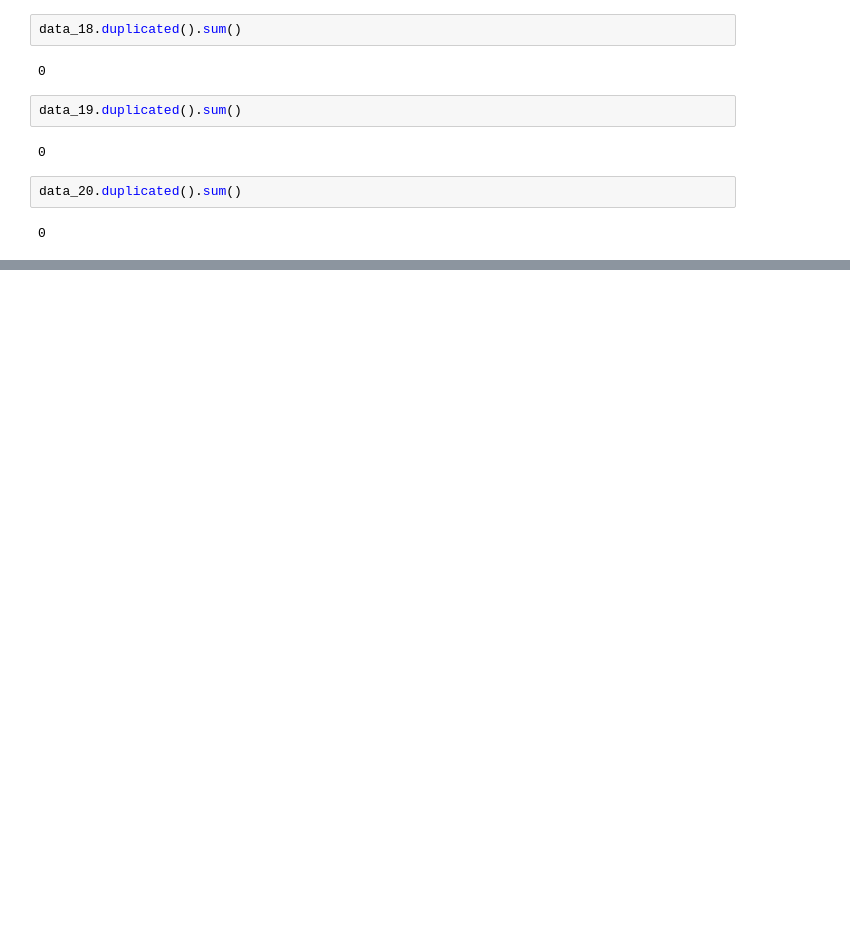
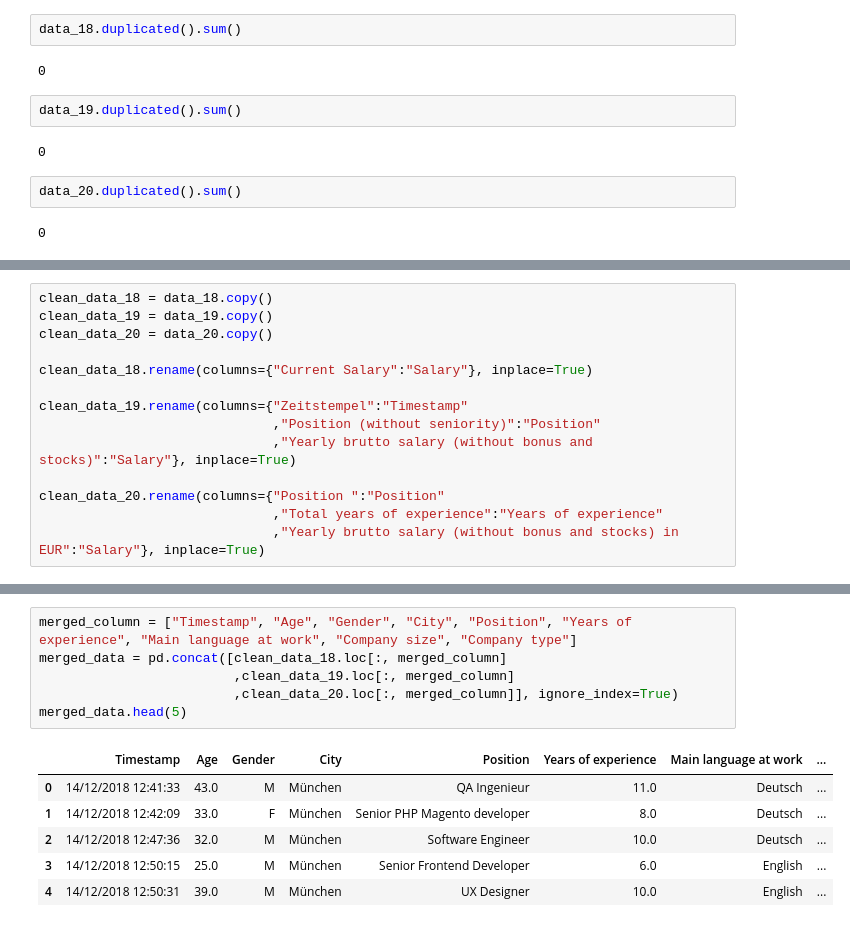
Before and after one commit to Bugi-Sulistiyo/Gigih_Mid-Term, a Jupyter notebook: Script/EDA_preparation.ipynb, the cells around one changed output, grey strips where cells are left out. Saved outputs shown, nothing was run; the diff lists cells and outputs as text; blank space fills up the shorter version.

```diff
--- a/Script/EDA_preparation.ipynb
+++ b/Script/EDA_preparation.ipynb
@@ -434,0 +496,14 @@ data_20.duplicated().sum()
+# %%
+clean_data_18 = data_18.copy()
+clean_data_19 = data_19.copy()
+clean_data_20 = data_20.copy()
+
+clean_data_18.rename(columns={"Current Salary":"Salary"}, inplace=True)
+
+clean_data_19.rename(columns={"Zeitstempel":"Timestamp"
+                              ,"Position (without seniority)":"Position"
+                              ,"Yearly brutto salary (without bonus and stocks)":"Salary"}, inplace=True)
+
+clean_data_20.rename(columns={"Position ":"Position"
+                              ,"Total years of experience":"Years of experience"
+                              ,"Yearly brutto salary (without bonus and stocks) in EUR":"Salary"}, inplace=True)
@@ -434,0 +547,13 @@ data_20.duplicated().sum()
+# %%
+merged_column = ["Timestamp", "Age", "Gender", "City", "Position", "Years of experience", "Main language at work", "Company size", "Company type"]
+merged_data = pd.concat([clean_data_18.loc[:, merged_column]
+                         ,clean_data_19.loc[:, merged_column]
+                         ,clean_data_20.loc[:, merged_column]], ignore_index=True)
+merged_data.head(5)
+# %% [output]
+|  | Timestamp | Age | Gender | City | Position | Years of experience | Main language at work | ... |
+| 0 | 14/12/2018 12:41:33 | 43.0 | M | München | QA Ingenieur | 11.0 | Deutsch | ... |
+| 1 | 14/12/2018 12:42:09 | 33.0 | F | München | Senior PHP Magento developer | 8.0 | Deutsch | ... |
+| 2 | 14/12/2018 12:47:36 | 32.0 | M | München | Software Engineer | 10.0 | Deutsch | ... |
+| 3 | 14/12/2018 12:50:15 | 25.0 | M | München | Senior Frontend Developer | 6.0 | English | ... |
+| 4 | 14/12/2018 12:50:31 | 39.0 | M | München | UX Designer | 10.0 | English | ... |
```
Also changed, not shown: parts of 8 cells of this notebook, 4 other files.
